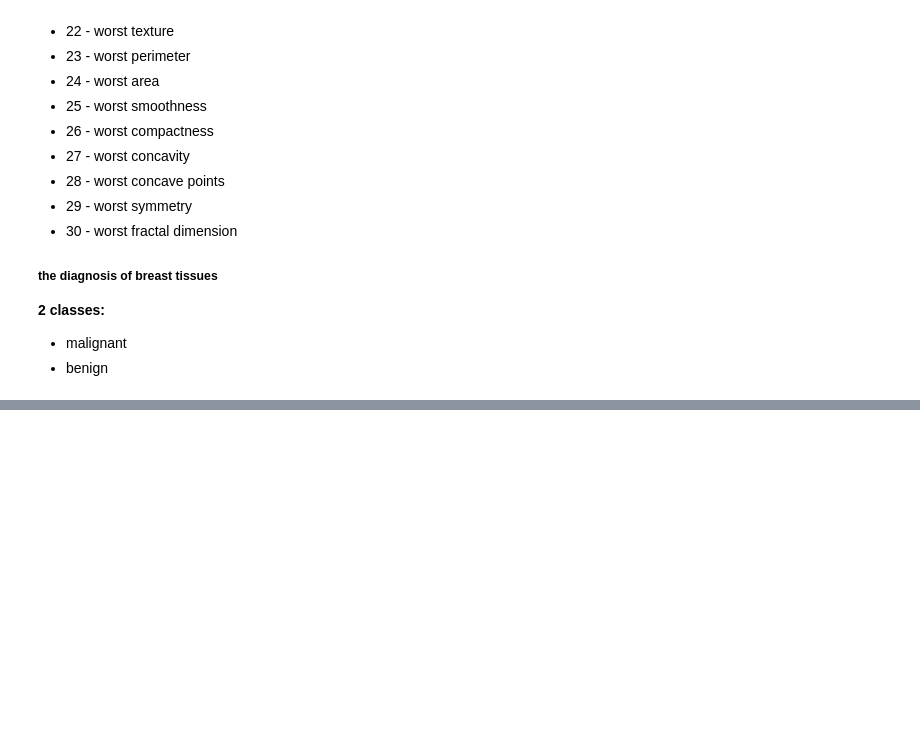
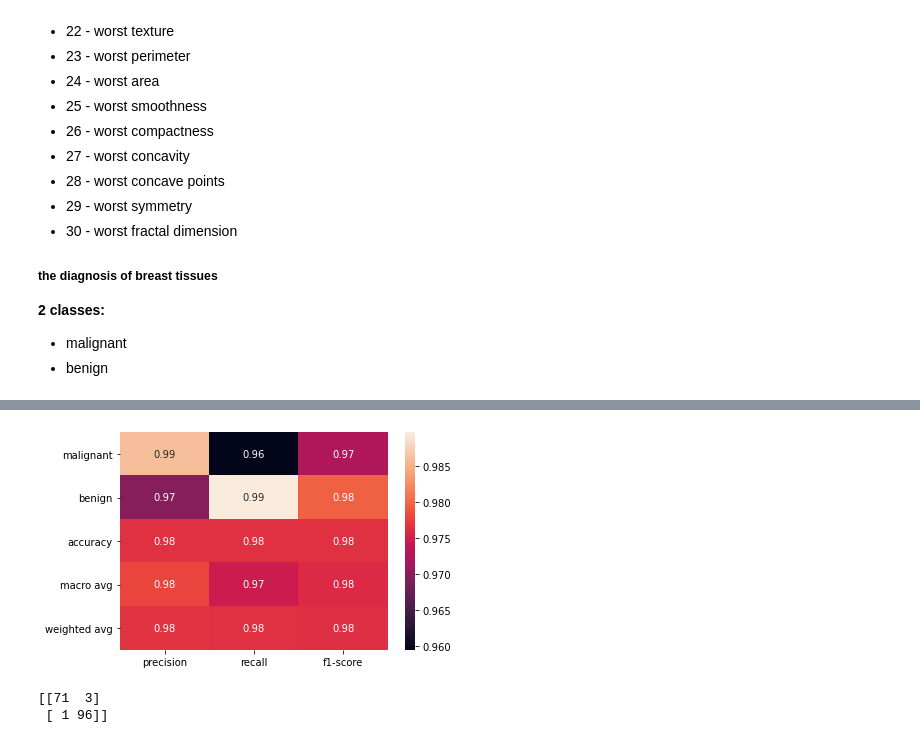
Before and after one commit to Edudeiko/CS-Data-Science-Build-Week-1, a Jupyter notebook: notebook/KNN_step_by_step.ipynb, the cells around one changed output, grey strips where cells are left out. Saved outputs shown, nothing was run; the diff lists cells and outputs as text; code cells hidden in the pictures; blank space fills up the shorter version.

```diff
--- a/notebook/KNN_step_by_step.ipynb
+++ b/notebook/KNN_step_by_step.ipynb
@@ -165,0 +279,17 @@ print(f[0:10])
+# %%
+# Scaling
+# It could be done manually, I used sci-kit learn library
+from sklearn.preprocessing import StandardScaler
+sc = StandardScaler()
+X_train = sc.fit_transform(X_train)
+X_test=sc.fit_transform(X_test)
+# %%
+# As it is either malignant or benign
+knn = KNN(target_classes = 2)
+# %%
+# Fitting the data
+knn.fit(X_train,y_train)
+# predicting on data
+y_pred = knn.predict(X_test)
+# Calculating Accuracy
+knn.accuracy(y_test, y_pred)
@@ -165,0 +313,3 @@ print(f[0:10])
+# %%
+heat = classification_report(y_test, y_pred, target_names=df['target_names'],
+                     output_dict=True)
@@ -165,0 +320,9 @@ print(f[0:10])
+# %%
+sns.heatmap(pd.DataFrame(heat).iloc[0:3, :].T, annot=True);
+# %% [output]
+[figure, added]
+# %%
+print(confusion_matrix(y_test, y_pred))
+# %% [output]
+[[71  3]
+ [ 1 96]]
```
Also changed, not shown: parts of 28 cells of this notebook.
